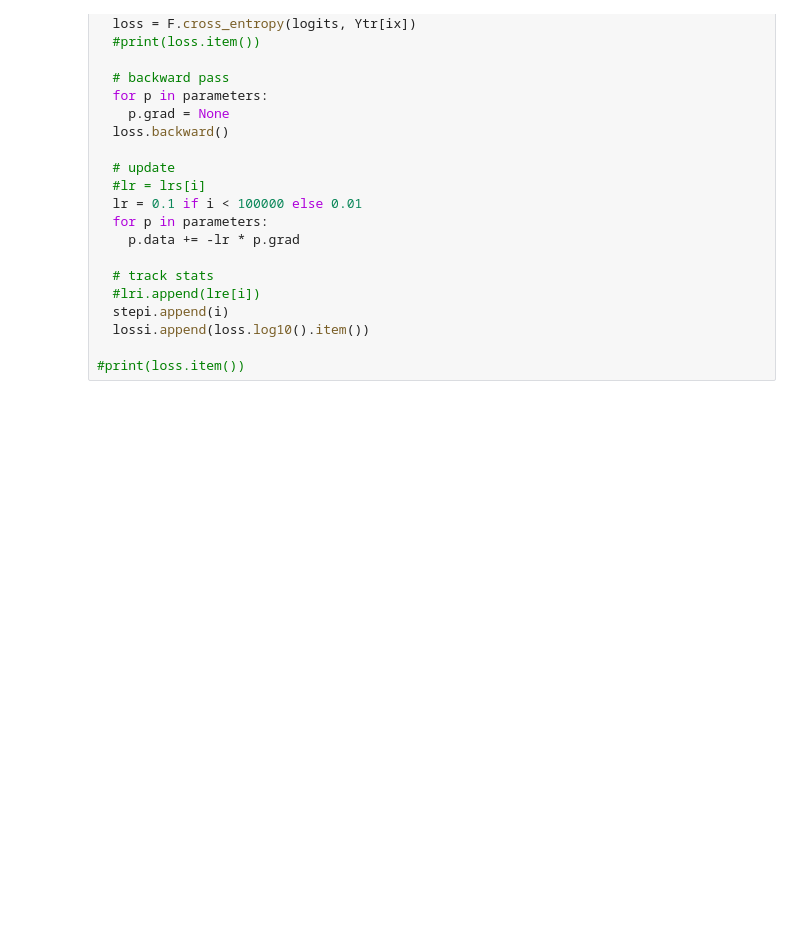
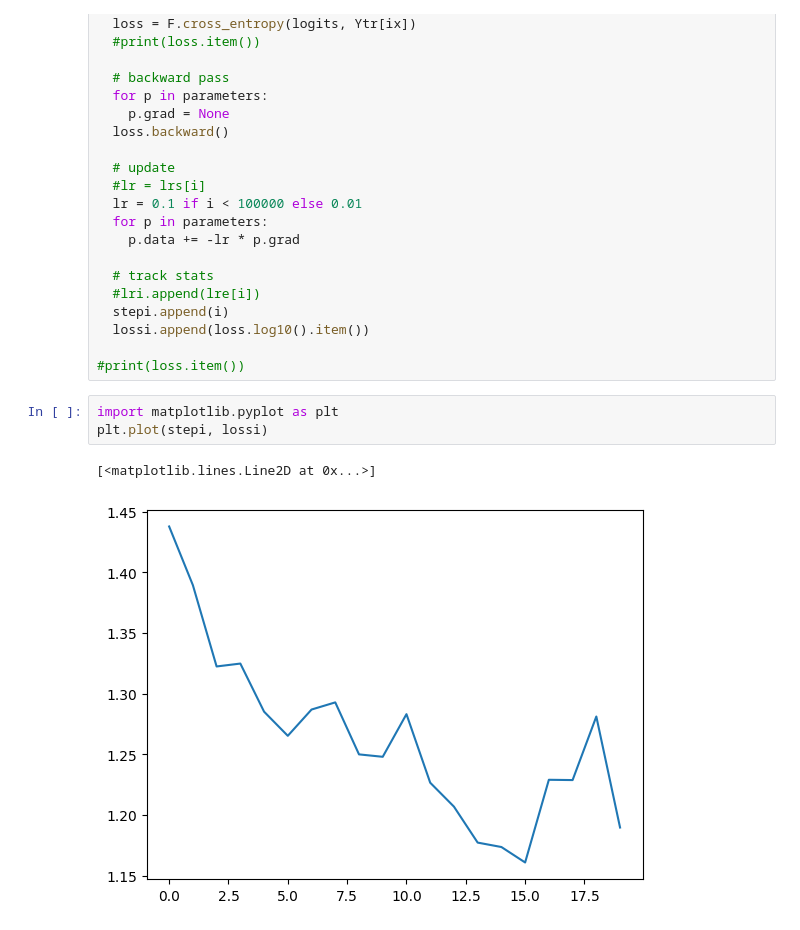
Before and after one commit to abhirockraj1/nlp-rl-portfolio, a Jupyter notebook: makemore.ipynb, the cells around one changed output. Cells and saved outputs as stored; diff of their text form; blank space fills up the shorter version.

```diff
--- a/makemore.ipynb
+++ b/makemore.ipynb
@@ -282,3 +282,9 @@ for i in range(20):
   lossi.append(loss.log10().item())
 
 #print(loss.item())
+# %%
+import matplotlib.pyplot as plt
+plt.plot(stepi, lossi)
+# %% [output]
+[<matplotlib.lines.Line2D at 0x...>]
+[figure, added]
```
Also changed, not shown: parts of 1 cell of this notebook.
